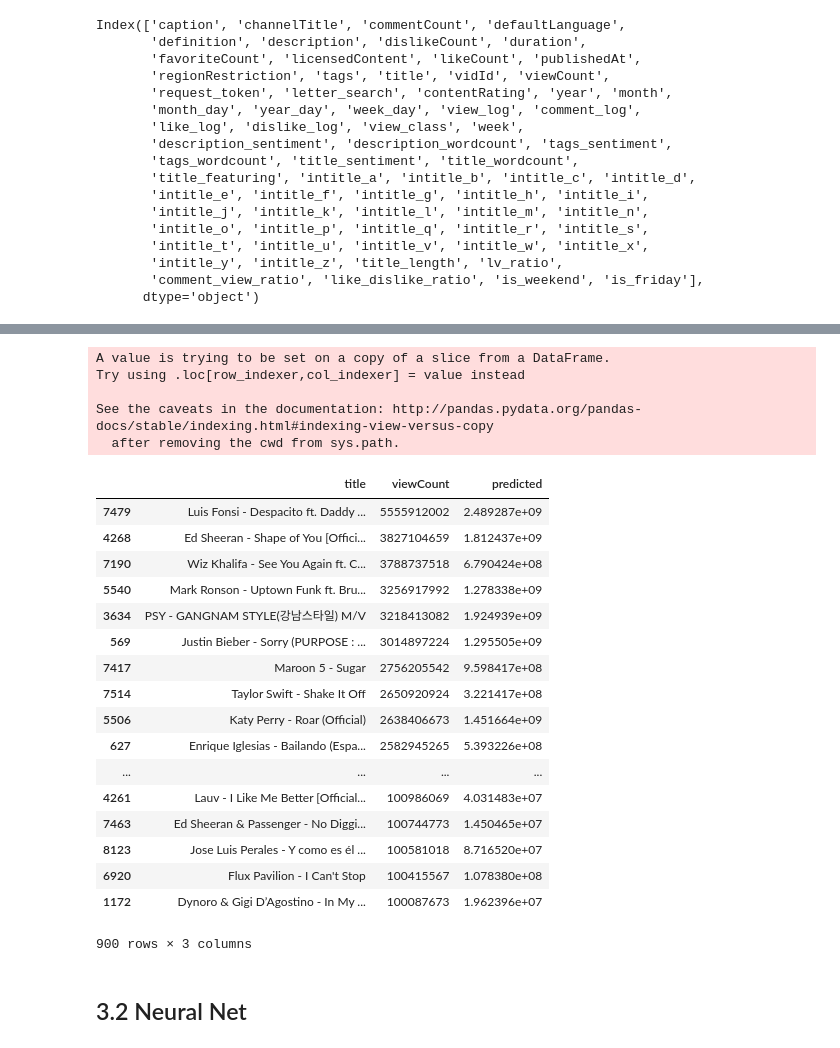
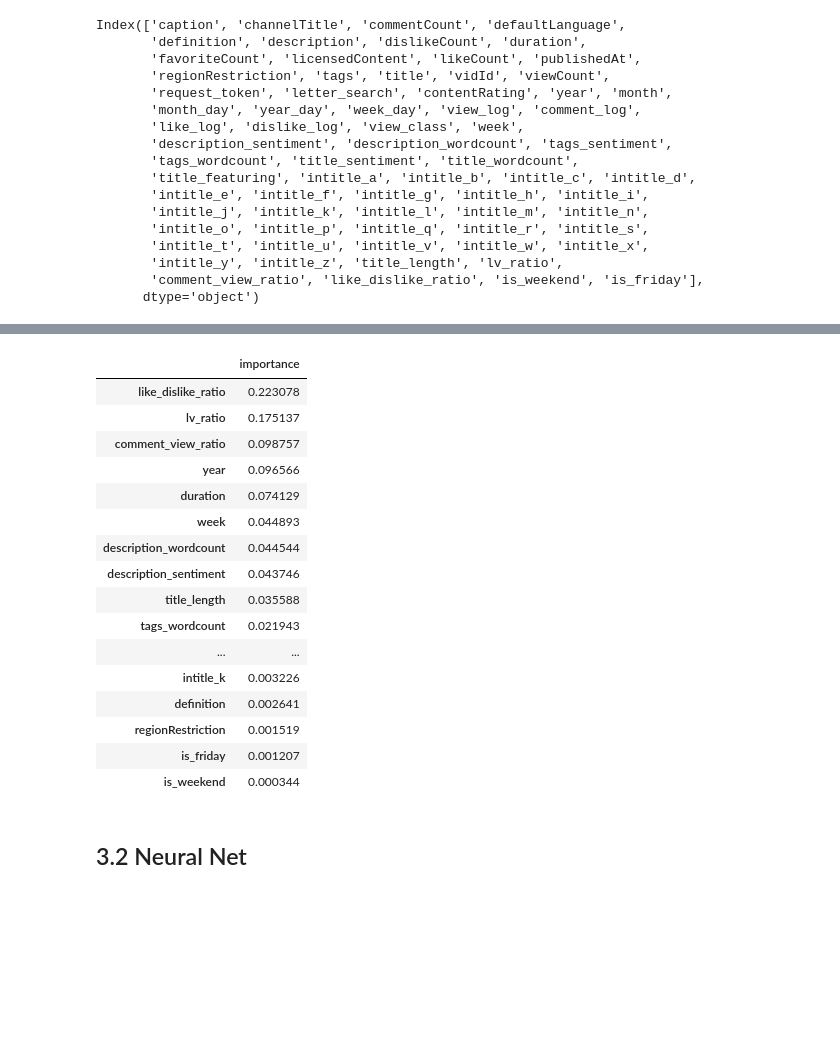
Before and after one commit to conorbarryhoke/Capstone, a Jupyter notebook: EDA_Regression_v2.ipynb, the cells around one changed output, grey strips where cells are left out. Cells and saved outputs as stored; diff of their text form; code cells hidden in the pictures; blank space fills up the shorter version.

```diff
--- a/EDA_Regression_v2.ipynb
+++ b/EDA_Regression_v2.ipynb
@@ -189,0 +188,3 @@ df_formodel = df_formodel[df_formodel['view_class']>1]
+# %%
+"""for col in cols_alphabet:
+    df_formodel[col] = df_formodel[col] / df_formodel.title_length"""
@@ -271,36 +230,23 @@ temp.join(outliers_df, how='right').loc[:, ['title', 'view_log', 'predicted']]
-# %%
-df_big = df_main[df_main.viewCount > 100000000]
-df_big_ss = ss.transform(df_big.loc[:, cols_include_initial])
-
-df_big['predicted'] = 10**gs.predict(df_big_ss)
-
-#df_big.viewCount = df_big.viewCount.map(lambda x: '{:.6g}'.format(x))
-
-df_big.loc[:, ['title', 'viewCount', 'predicted']].sort_values(by='viewCount', ascending=False)
-# %% [output]
-A value is trying to be set on a copy of a slice from a DataFrame.
-Try using .loc[row_indexer,col_indexer] = value instead
-
-See the caveats in the documentation: http://pandas.pydata.org/pandas-docs/stable/indexing.html#indexing-view-versus-copy
-  after removing the cwd from sys.path.
-|  | title | viewCount | predicted |
-| 7479 | Luis Fonsi - Despacito ft. Daddy ... | 5555912002 | 2.489287e+09 |
-| 4268 | Ed Sheeran - Shape of You [Offici... | 3827104659 | 1.812437e+09 |
-| 7190 | Wiz Khalifa - See You Again ft. C... | 3788737518 | 6.790424e+08 |
-| 5540 | Mark Ronson - Uptown Funk ft. Bru... | 3256917992 | 1.278338e+09 |
-| 3634 | PSY - GANGNAM STYLE(강남스타일) M/V | 3218413082 | 1.924939e+09 |
-| 569 | Justin Bieber - Sorry (PURPOSE : ... | 3014897224 | 1.295505e+09 |
-| 7417 | Maroon 5 - Sugar | 2756205542 | 9.598417e+08 |
-| 7514 | Taylor Swift - Shake It Off | 2650920924 | 3.221417e+08 |
-| 5506 | Katy Perry - Roar (Official) | 2638406673 | 1.451664e+09 |
-| 627 | Enrique Iglesias - Bailando (Espa... | 2582945265 | 5.393226e+08 |
-| ... | ... | ... | ... |
-| 4261 | Lauv - I Like Me Better [Official... | 100986069 | 4.031483e+07 |
-| 7463 | Ed Sheeran & Passenger - No Diggi... | 100744773 | 1.450465e+07 |
-| 8123 | Jose Luis Perales - Y como es él ... | 100581018 | 8.716520e+07 |
-| 6920 | Flux Pavilion - I Can't Stop | 100415567 | 1.078380e+08 |
-| 1172 | Dynoro & Gigi D’Agostino - In My ... | 100087673 | 1.962396e+07 |
-900 rows × 3 columns
+# %%
+pd.DataFrame(model.feature_importances_, index=list(X_train.columns), columns=['importance']).sort_values(by='importance', ascending=False)
+# %% [output]
+|  | importance |
+| like_dislike_ratio | 0.223078 |
+| lv_ratio | 0.175137 |
+| comment_view_ratio | 0.098757 |
+| year | 0.096566 |
+| duration | 0.074129 |
+| week | 0.044893 |
+| description_wordcount | 0.044544 |
+| description_sentiment | 0.043746 |
+| title_length | 0.035588 |
+| tags_wordcount | 0.021943 |
+| ... | ... |
+| intitle_k | 0.003226 |
+| definition | 0.002641 |
+| regionRestriction | 0.001519 |
+| is_friday | 0.001207 |
+| is_weekend | 0.000344 |
 # %% [markdown]
 ## <a class="anchor" id="3.2-bullet">3.2 Neural Net</a>
 # %%
```
Also changed, not shown: parts of 38 cells of this notebook.
